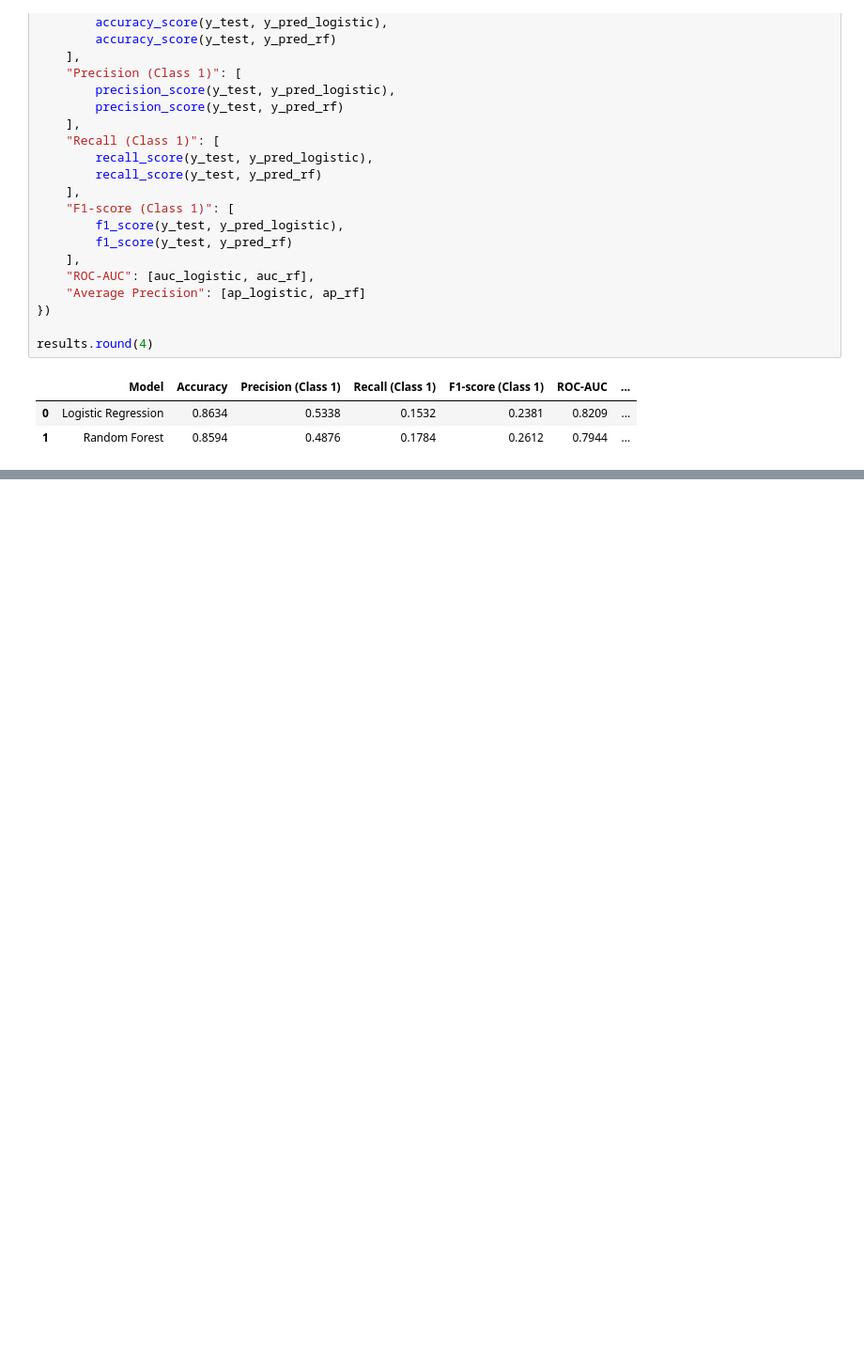
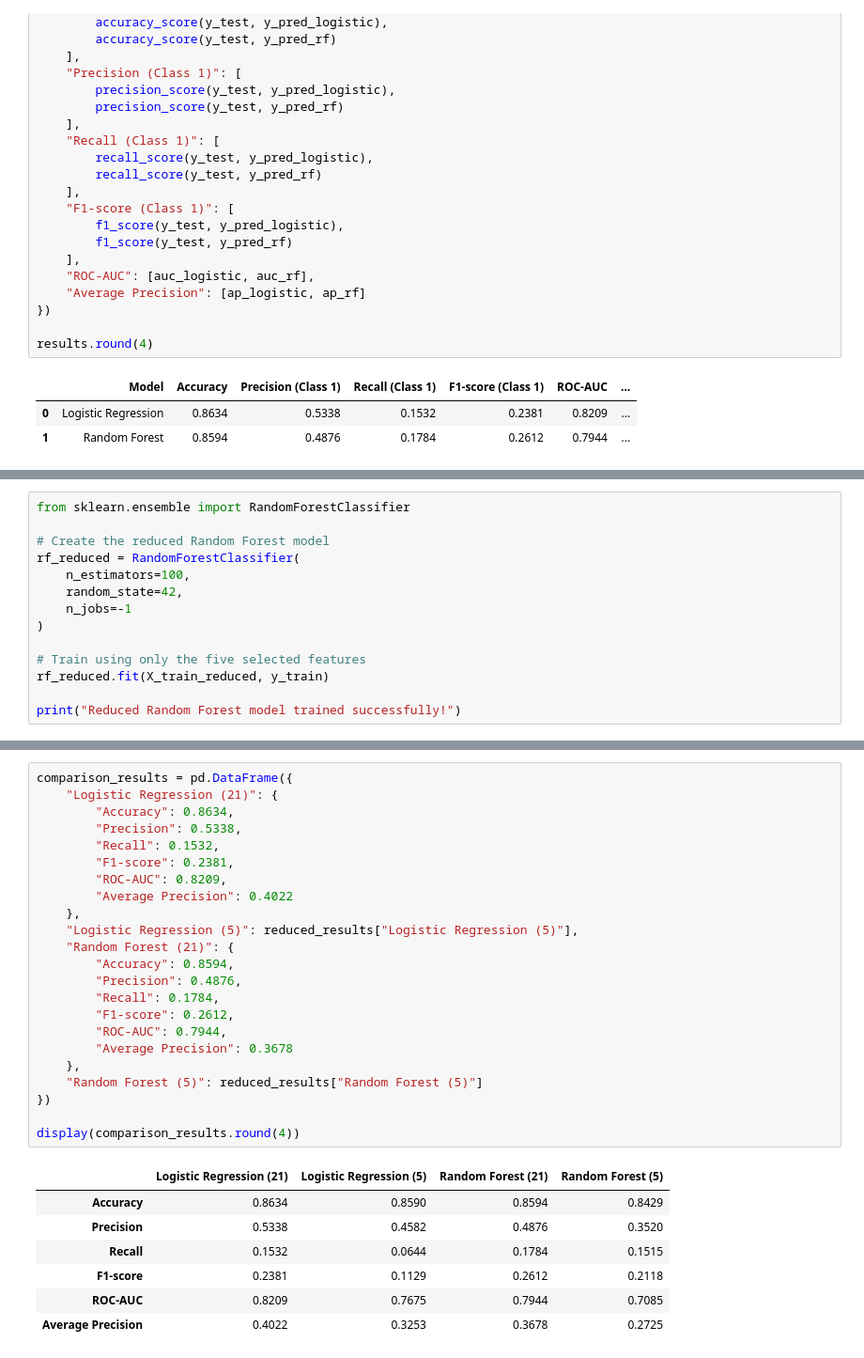
Before and after one commit to DanielSH1986/IAI600-Diabetes-Health-Indicators-Group-3, a Jupyter notebook: Diabetes_Project.ipynb, the cells around one changed output, grey strips where cells are left out. Shown at 94% size. Saved outputs shown, nothing was run; the diff lists cells and outputs as text; blank space fills up the shorter version.

```diff
--- a/Diabetes_Project.ipynb
+++ b/Diabetes_Project.ipynb
@@ -592,0 +674,14 @@ results.round(4)
+# %%
+from sklearn.ensemble import RandomForestClassifier
+
+# Create the reduced Random Forest model
+rf_reduced = RandomForestClassifier(
+    n_estimators=100,
+    random_state=42,
+    n_jobs=-1
+)
+
+# Train using only the five selected features
+rf_reduced.fit(X_train_reduced, y_train)
+
+print("Reduced Random Forest model trained successfully!")
@@ -592,0 +737,31 @@ results.round(4)
+# %%
+comparison_results = pd.DataFrame({
+    "Logistic Regression (21)": {
+        "Accuracy": 0.8634,
+        "Precision": 0.5338,
+        "Recall": 0.1532,
+        "F1-score": 0.2381,
+        "ROC-AUC": 0.8209,
+        "Average Precision": 0.4022
+    },
+    "Logistic Regression (5)": reduced_results["Logistic Regression (5)"],
+    "Random Forest (21)": {
+        "Accuracy": 0.8594,
+        "Precision": 0.4876,
+        "Recall": 0.1784,
+        "F1-score": 0.2612,
+        "ROC-AUC": 0.7944,
+        "Average Precision": 0.3678
+    },
+    "Random Forest (5)": reduced_results["Random Forest (5)"]
+})
+
+display(comparison_results.round(4))
+# %% [output]
+|  | Logistic Regression (21) | Logistic Regression (5) | Random Forest (21) | Random Forest (5) |
+| Accuracy | 0.8634 | 0.8590 | 0.8594 | 0.8429 |
+| Precision | 0.5338 | 0.4582 | 0.4876 | 0.3520 |
+| Recall | 0.1532 | 0.0644 | 0.1784 | 0.1515 |
+| F1-score | 0.2381 | 0.1129 | 0.2612 | 0.2118 |
+| ROC-AUC | 0.8209 | 0.7675 | 0.7944 | 0.7085 |
+| Average Precision | 0.4022 | 0.3253 | 0.3678 | 0.2725 |
```
Also changed, not shown: parts of 7 cells of this notebook.
